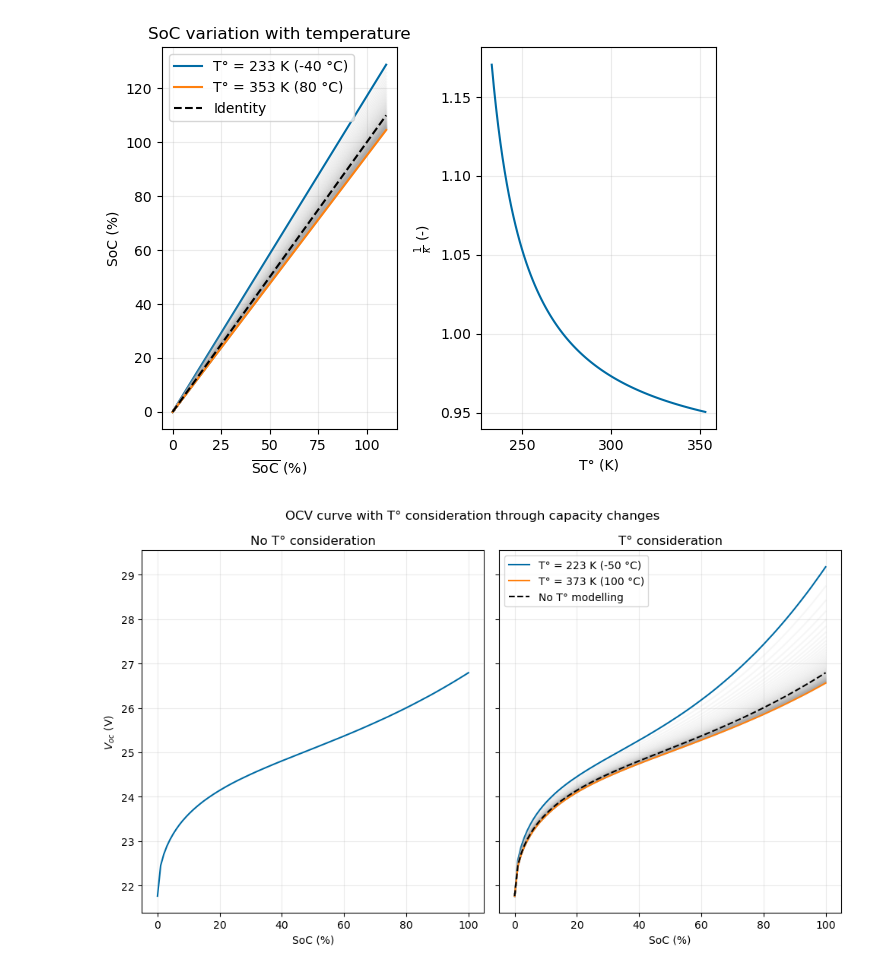
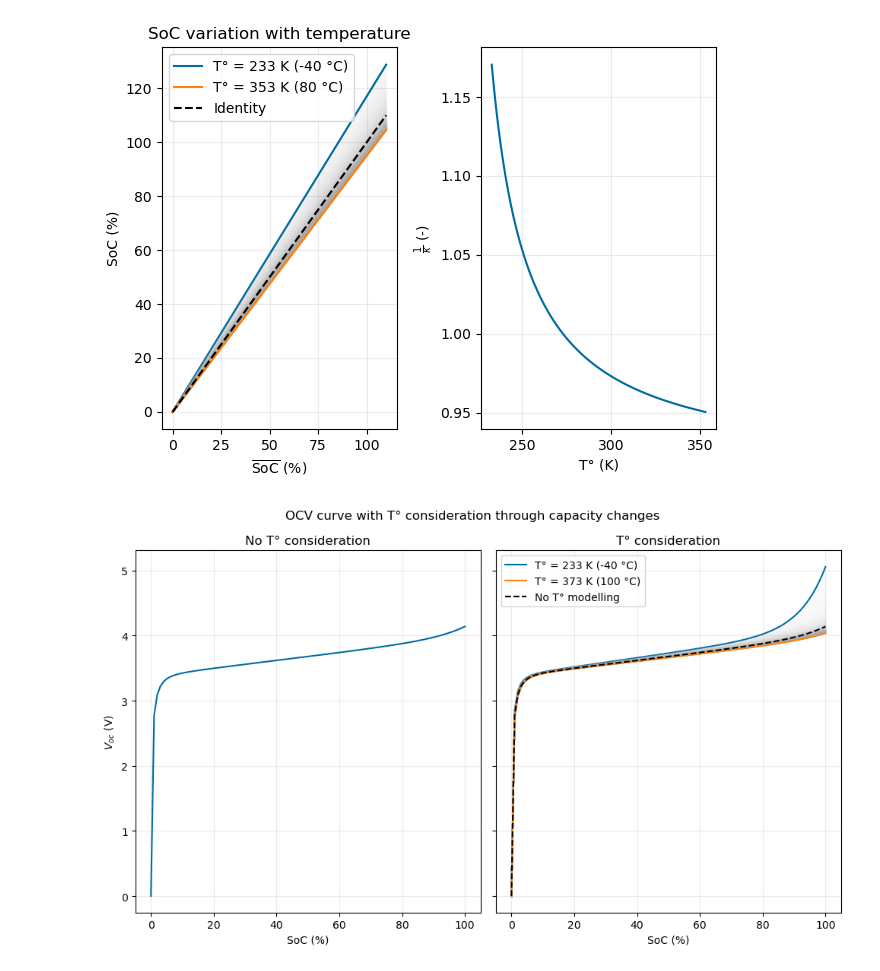
Before and after one commit to prognostics-lab/lion, a Jupyter notebook: experiments.ipynb, the cells around one changed output. Cells and saved outputs as stored; diff of their text form; code cells hidden in the pictures.

```diff
--- a/experiments.ipynb
+++ b/experiments.ipynb
@@ -88,11 +88,11 @@ BETA = 2.099e2
 # OCV_PARAMS = OcvParams(OCV_1, OCV_2, OCV_3, OCV_4, OCV_5, OCV_6)
 
 OcvParams = namedtuple("OcvParams", "v0 vl alpha beta gamma")
-OCV_V0 = 26.792
-OCV_VL = 3.971
-OCV_ALPHA = -2.631
-OCV_BETA = 0.508
-OCV_GAMMA = 0.556
+OCV_V0 = 4.14
+OCV_VL = 3.977
+OCV_ALPHA = 0.15
+OCV_BETA = 17
+OCV_GAMMA = 10.5
 OCV_PARAMS = OcvParams(OCV_V0, OCV_VL, OCV_ALPHA, OCV_BETA, OCV_GAMMA)
 
 # Simulation parameters
@@ -169,34 +169,34 @@ plt.show()
 # %%
 fig, (ax, ax_t) = plt.subplots(1, 2, figsize=(10, 6), sharey=True, sharex=True)
 soc = np.linspace(0, 1, 100)
-temperatures = np.linspace(celsius_to_kelvin(-50), celsius_to_kelvin(100), 100)
+temperatures = np.linspace(celsius_to_kelvin(-40), celsius_to_kelvin(100), 100)
 
 ax.plot(100 * soc, calculate_ocv(soc))
 ax.set_title("No T° consideration")
 ax.grid(alpha=0.25)
 ax.set_xlabel("SoC (%)")
 ax.set_ylabel("$V_{{oc}}$ (V)")
 
 for t in temperatures:
     soc_t = calculate_soc_with_temperature(soc, t)
     ocv = calculate_ocv(soc_t)
     if t == temperatures[0] or t == temperatures[-1]:
         ax_t.plot(100 * soc, ocv, label=f"T° = {t:.0f} K ({kelvin_to_celsius(t):.0f} °C)")
     else:
         ax_t.plot(100 * soc, ocv, alpha=0.1, color="#aaa")
 ax_t.plot(100 * soc, calculate_ocv(soc), linestyle="--", color="#000", label="No T° modelling")
 ax_t.set_title("T° consideration")
 ax_t.grid(alpha=0.25)
 ax_t.set_xlabel("SoC (%)")
 # ax_t.set_ylabel("$V_{{oc}}$ (V)")
 ax_t.legend()
 
 fig.suptitle("OCV curve with T° consideration through capacity changes")
 fig.tight_layout()
 
 plt.show()
 # %% [output]
-[figure, old version]
+[figure, new version]
 # %%
 fig, (ax1, ax2) = plt.subplots(1, 2, sharey=True, figsize=(12, 5))
 soc = np.linspace(0.001, 1, 100)
```
Also changed, not shown: parts of 1 cell of this notebook.
